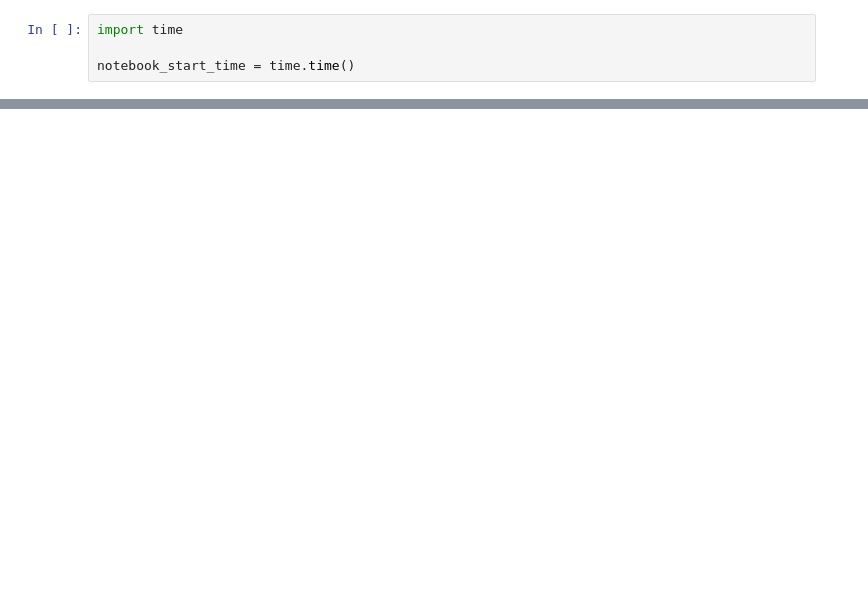
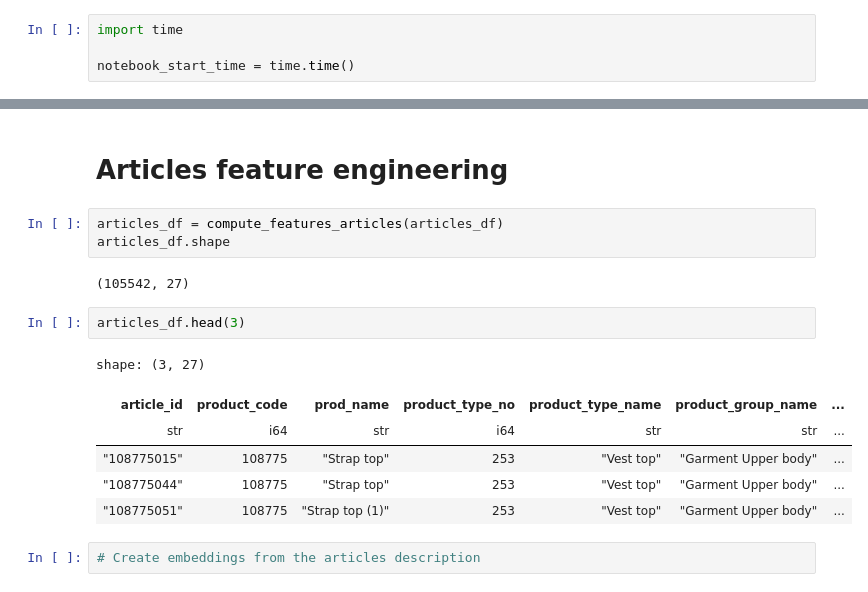
Before and after one commit to XayHanmonty/smart-fit-recs, a Jupyter notebook: notebooks/computing_features.ipynb, the cells around one changed output, grey strips where cells are left out. Cells and saved outputs as stored; diff of their text form; blank space fills up the shorter version.

```diff
--- a/notebooks/computing_features.ipynb
+++ b/notebooks/computing_features.ipynb
@@ -85,0 +105,18 @@ logger.info(articles_df.head())
+# %% [markdown]
+# Articles feature engineering
+# %%
+articles_df = compute_features_articles(articles_df)
+articles_df.shape
+# %% [output]
+(105542, 27)
+# %%
+articles_df.head(3)
+# %% [output]
+shape: (3, 27)
+| article_id | product_code | prod_name | product_type_no | product_type_name | product_group_name | ... |
+| str | i64 | str | i64 | str | str | ... |
+| "108775015" | 108775 | "Strap top" | 253 | "Vest top" | "Garment Upper body" | ... |
+| "108775044" | 108775 | "Strap top" | 253 | "Vest top" | "Garment Upper body" | ... |
+| "108775051" | 108775 | "Strap top (1)" | 253 | "Vest top" | "Garment Upper body" | ... |
+# %%
+# Create embeddings from the articles description
```
Also changed, not shown: parts of 12 cells of this notebook, 3 other files.
